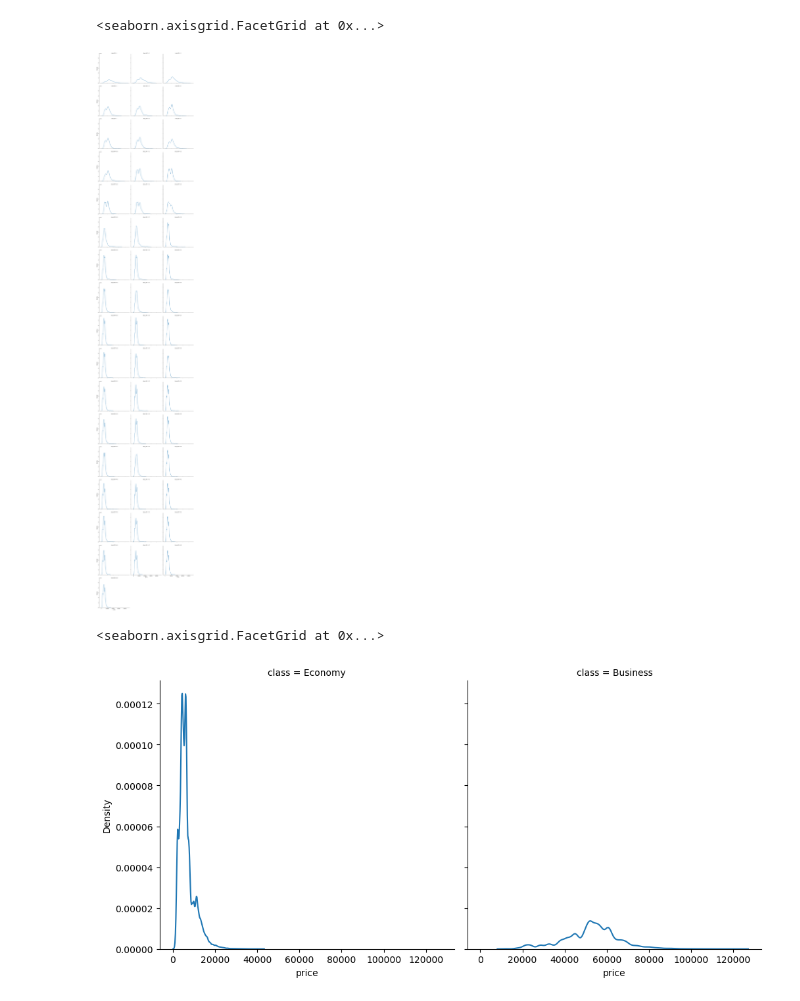
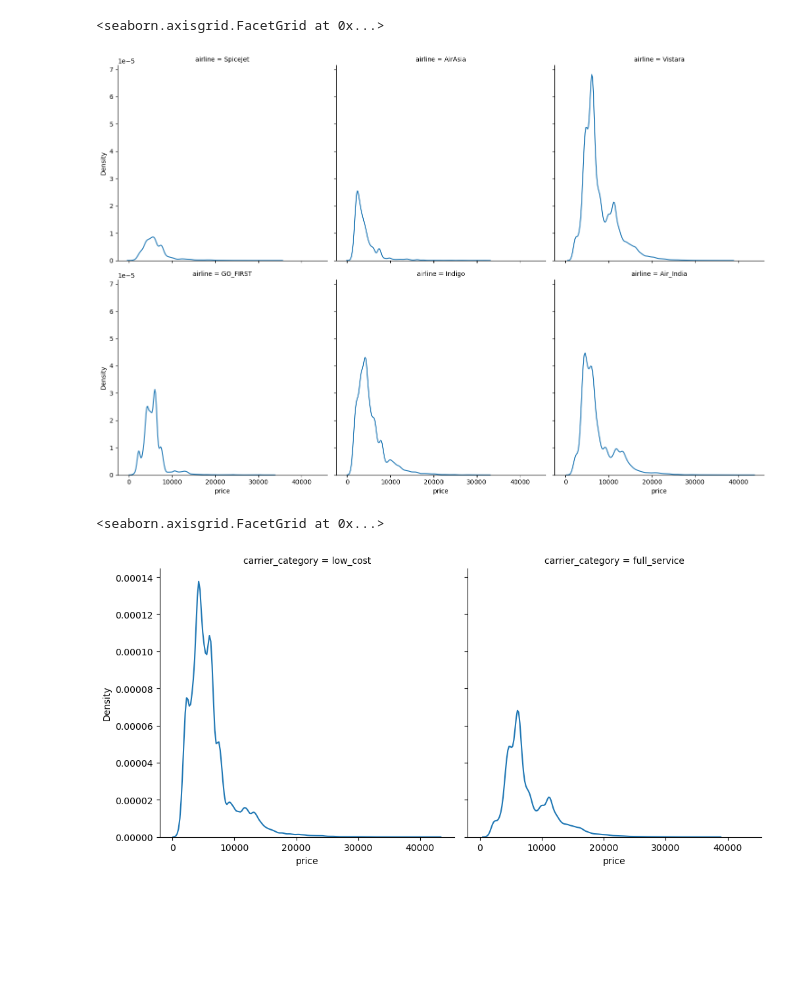
Before and after one commit to sdingx/Flight_Price_Prediction, a Jupyter notebook: test.ipynb, the cells around one changed output. Cells and saved outputs as stored; diff of their text form; code cells hidden in the pictures; blank space fills up the shorter version.

```diff
--- a/test.ipynb
+++ b/test.ipynb
@@ -4,7 +4,7 @@ import numpy as np
 from plotnine import ggplot, geom_point, aes, stat_smooth, facet_wrap
 import seaborn as sns
 # %%
-df = pd.read_csv('neew.csv')
+df = pd.read_csv('econ_fares.csv')
 # %%
 df.head(3)
 # %% [output]
@@ -15,7 +15,7 @@ df.head(3)
 # %%
-df = df.drop(['id','lati_source_city', 'long_source_city', 'lati_destination', 'long_destination'], axis=1)
+# df = df.drop(['id','lati_source_city', 'long_source_city', 'lati_destination', 'long_destination'], axis=1)
 # %%
-# sns.displot(data=df[df['class']=='Economy'], kind='kde', x='price', col='days_left', col_wrap=3)
+sns.displot(data=df, kind='kde', x='price', col='airline', col_wrap=3)
 # %% [output]
 <seaborn.axisgrid.FacetGrid at 0x...>
-[figure, old version]
+[figure, new version]
@@ -22,6 +24,6 @@ df = df.drop(['id','lati_source_city', 'long_source_city', 'lati_destination', '
 # %%
-sns.displot(data=df, kind='kde', x='price', col='class', col_wrap=3)
+sns.displot(data=df, kind='kde', x='price', col='carrier_category', col_wrap=3)
 # %% [output]
 <seaborn.axisgrid.FacetGrid at 0x...>
-[figure, old version]
+[figure, new version]
 # %%
```
Also changed, not shown: parts of 14 cells of this notebook, 8 other files.
